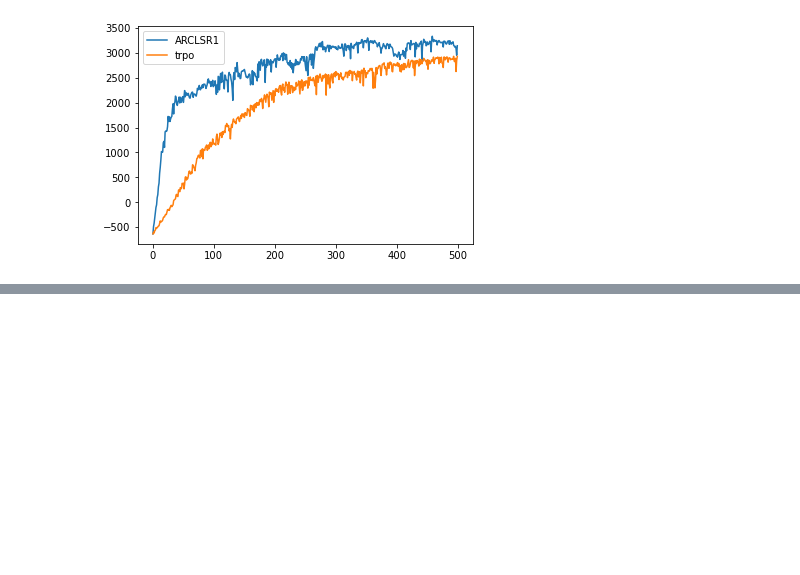
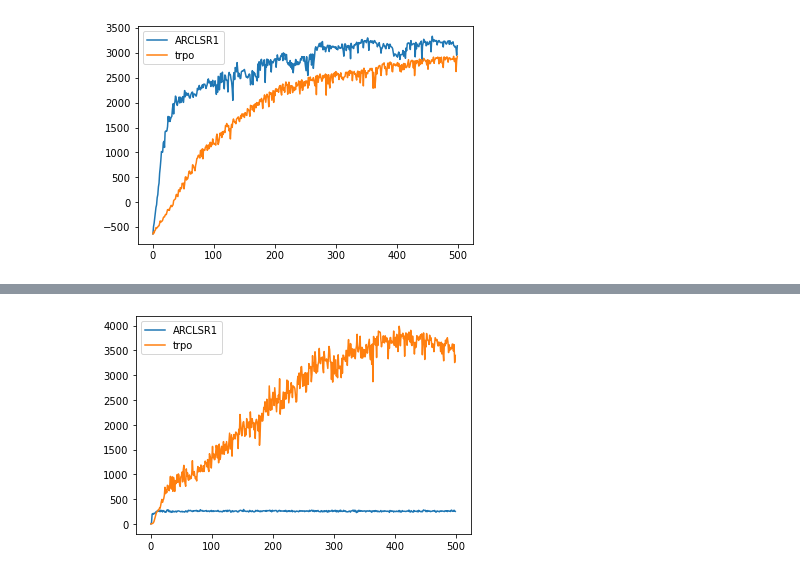
Before and after one commit to aranganath/pytorch-trpo, a Jupyter notebook: plotting.ipynb, the cells around one changed output, grey strips where cells are left out. Saved outputs shown, nothing was run; the diff lists cells and outputs as text; code cells hidden in the pictures; blank space fills up the shorter version.

```diff
--- a/plotting.ipynb
+++ b/plotting.ipynb
@@ -69,0 +102,13 @@ plt.show()
+# %%
+with open('./Walker2d-v2/ARCLSR1500.pkl', 'rb') as file:
+    a = pkl.load(file)
+
+with open('./Walker2d-v2/trpo500.pkl', 'rb') as file:
+    b = pkl.load(file)
+# %%
+plt.plot(a[:], label='ARCLSR1')
+plt.plot(b[:], label='trpo')
+plt.legend()
+plt.show()
+# %% [output]
+[figure, added]
```
Also changed, not shown: parts of 18 cells of this notebook, 2 other files.
